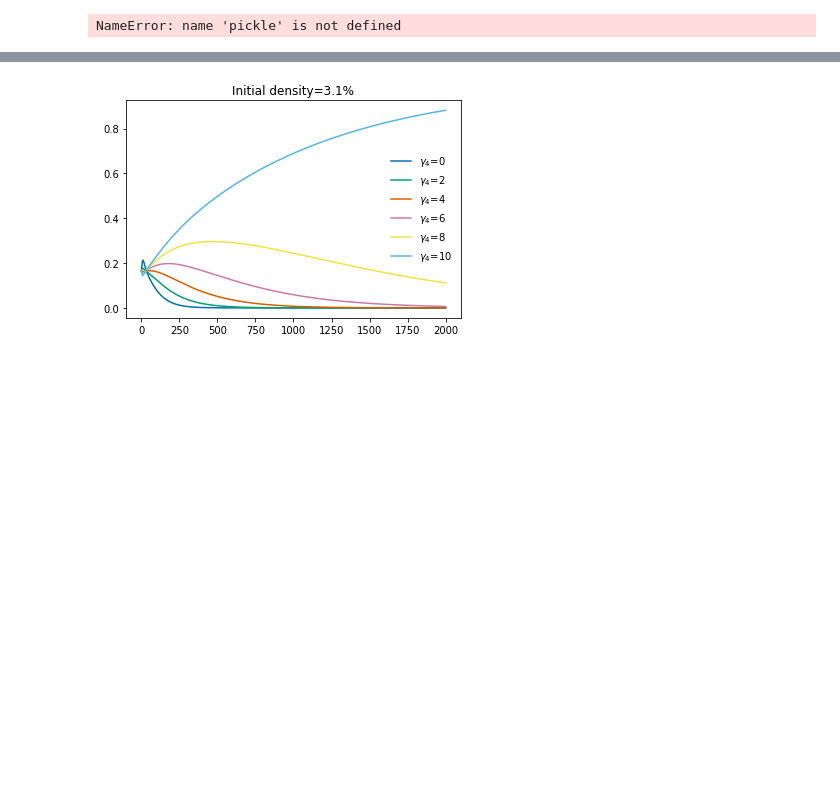
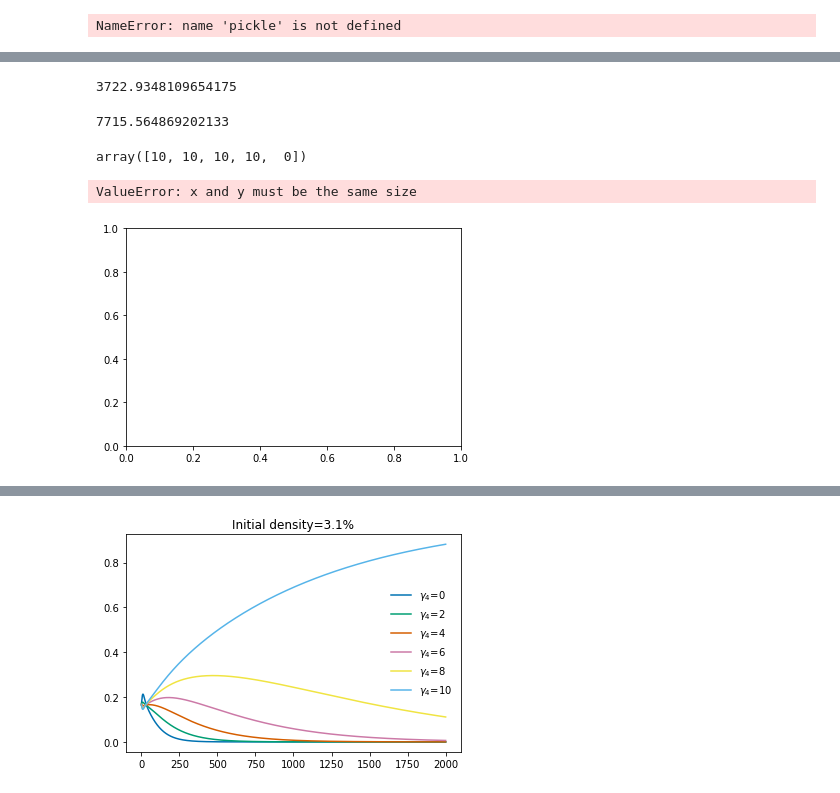
Before and after one commit to tongliang11/Evolution-dynamics, a Jupyter notebook: Mean field model.ipynb, the cells around one changed output, grey strips where cells are left out. Drawn from its saved outputs; the diff is of its cells as text; code cells hidden in the pictures; blank space fills up the shorter version.

```diff
--- a/Mean field model.ipynb
+++ b/Mean field model.ipynb
@@ -138,0 +211,6 @@ def solve_coupled(n=101):
+# %%
+k=len(permurep)*10
+ini=np.random.random(5*len(permurep))
+ini_inputs = np.random.rand(len(permurep)*5)
+# solve_ivp(coupled_coef_matrix2, [0,0.003],ini,t_eval=np.linspace(0,0.003,10))
+solve_ivp(coupled_coef_matrix2, [0,0.3], [1 for _ in range(len(permurep)*5)], atol=0.001, rtol=0.001)
@@ -188,3 +283,6 @@ full_sol_10=[full_sol[i][:,::10].copy() for i in range(5)]
 full_sol_10[0].shape
 with open('./evolve_data/full_sol_high_density_10', "wb") as fp:
     pickle.dump(full_sol_10, fp)
+# %%
+with open('./evolve_data/full_sol_high_density_10', "rb") as fp:
+    full_sol=pickle.load( fp)
@@ -191,3 +316,28 @@ with open('./evolve_data/full_sol_high_density_10', "wb") as fp:
+# %%
+np.max(np.sum(density1_sol[:,-1].reshape(5,-1),0))
+# %% [output]
+3722.9348109654175
+# %%
+np.max([np.sum(density1_sol[:,-1][i*5:i*5+5]) for i in range(7776)])
+# %% [output]
+7715.564869202133
+# %%
+density1=np.sum(np.array(full_sol)[:,:,-1].reshape(5,7776,-1)[0],1)
+density1.shape
+permurep[np.argmax(density1)]
+# %% [output]
+array([10, 10, 10, 10,  0])
+# %%
+ave=[]
+for i in range(5):
+    density1=np.sum(np.array(full_sol)[:,:,-1].reshape(5,7776,-1)[i],1)
+    ave.append(np.sum(np.array([permurep[i]*density1[i] for i in range(len(density1))]),0)/np.sum(density1))
+density=[3,12,49,87]
+for i in range(5):
+    plt.scatter(density[i],ave[i])
+# %% [output]
+ValueError: x and y must be the same size
+[figure, added]
 # %%
 full_sol[0].shape
 def h4(sol):
```
Also changed, not shown: parts of 19 cells of this notebook, 10 other files.
